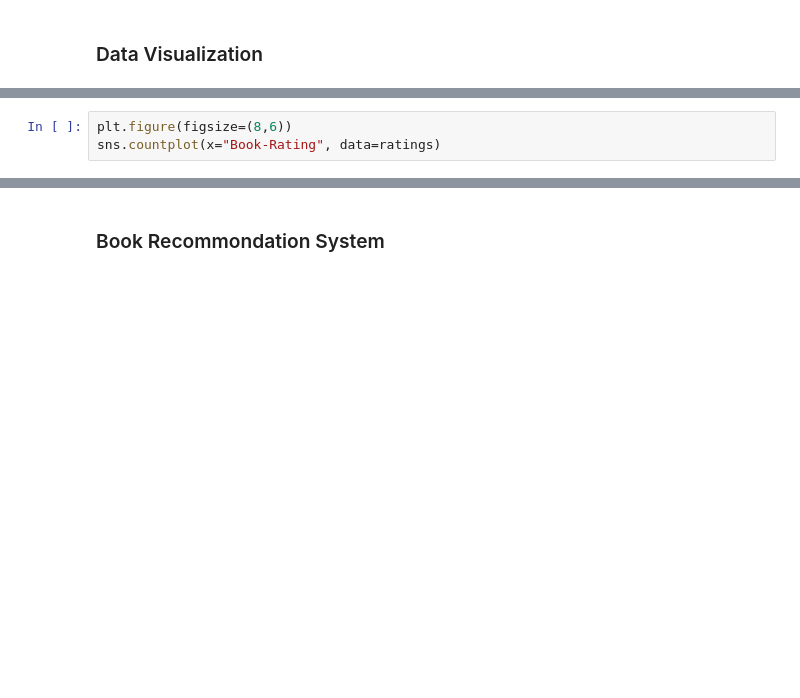
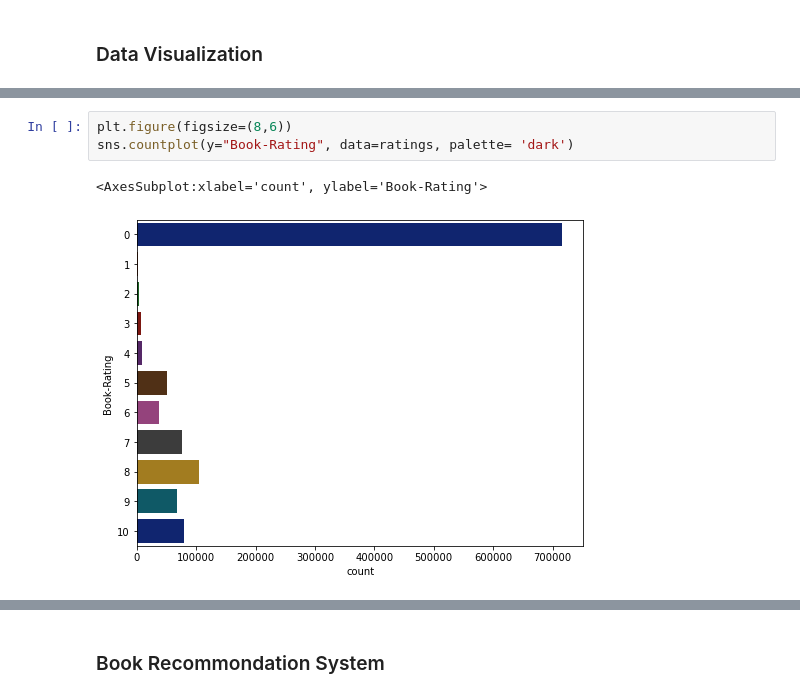
Before and after one commit to MadhaviRockandla/Passion-Project-Book-Recommendations, a Jupyter notebook: BRS.ipynb, the cells around one changed output, grey strips where cells are left out. Drawn from its saved outputs; the diff is of its cells as text; blank space fills up the shorter version.

```diff
--- a/BRS.ipynb
+++ b/BRS.ipynb
@@ -294,6 +627,9 @@ plt.title("No of books published each publisher (Top 15)")
 # %%
 plt.figure(figsize=(8,6))
-sns.countplot(x="Book-Rating", data=ratings)
+sns.countplot(y="Book-Rating", data=ratings, palette= 'dark')
+# %% [output]
+<AxesSubplot:xlabel='count', ylabel='Book-Rating'>
+[figure, added]
 # %%
 ## Explicit Ratings
 plt.figure(figsize=(8,6))
```
Also changed, not shown: parts of 58 cells of this notebook.
